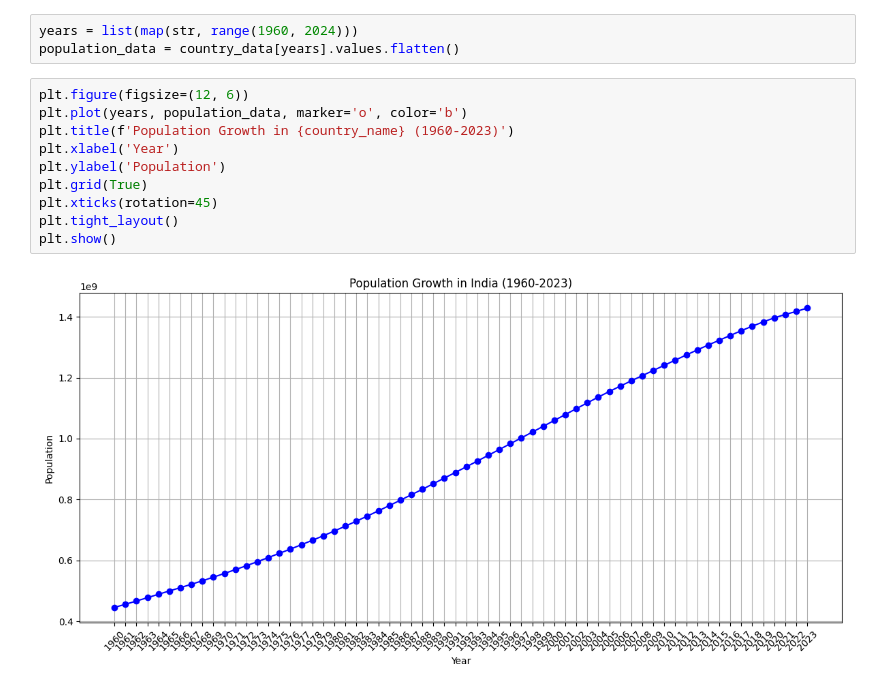
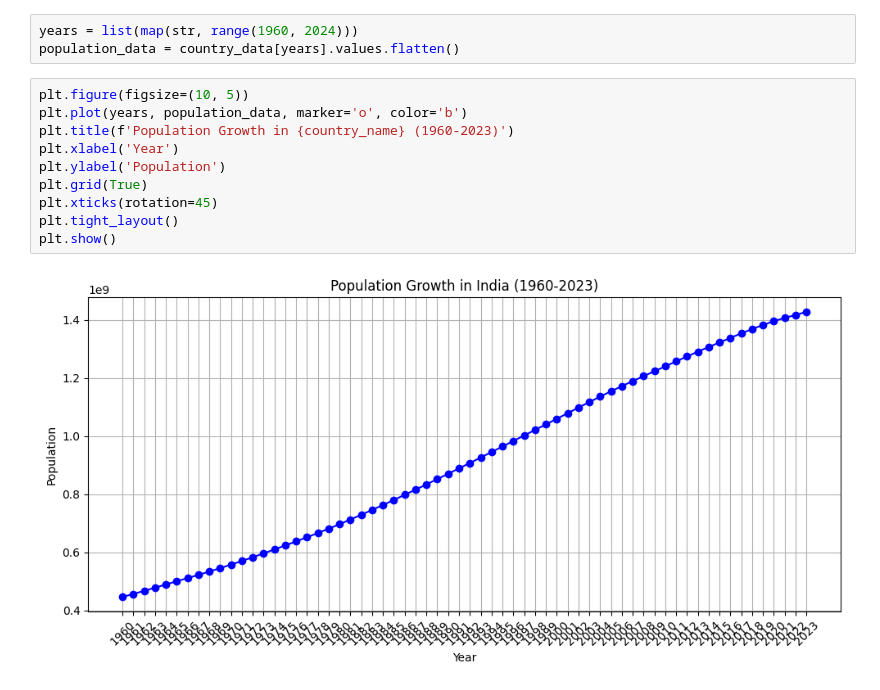
Before and after one commit to KamalKumarMachireddy/SCT_DS_1, a Jupyter notebook: Task_01.ipynb, the cells around one changed output. Saved outputs shown, nothing was run; the diff lists cells and outputs as text.

```diff
--- a/Task_01.ipynb
+++ b/Task_01.ipynb
@@ -29,16 +29,16 @@ country_data = population_df[population_df['Country Name'] == country_name]
 years = list(map(str, range(1960, 2024)))
 population_data = country_data[years].values.flatten()
 # %%
-plt.figure(figsize=(12, 6))
+plt.figure(figsize=(10, 5))
 plt.plot(years, population_data, marker='o', color='b')
 plt.title(f'Population Growth in {country_name} (1960-2023)')
 plt.xlabel('Year')
 plt.ylabel('Population')
 plt.grid(True)
 plt.xticks(rotation=45)
 plt.tight_layout()
 plt.show()
 # %% [output]
-[figure, old version]
+[figure, new version]
 # %%
 # histogram
```
Also changed, not shown: parts of 2 cells of this notebook.
